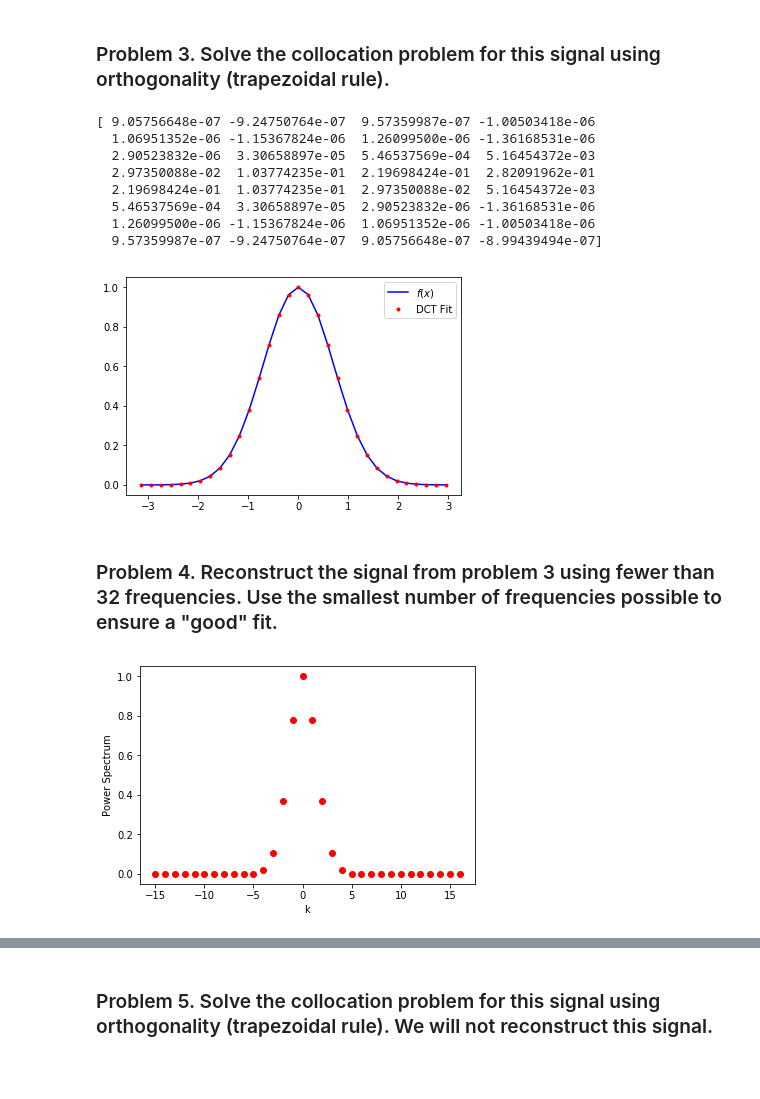
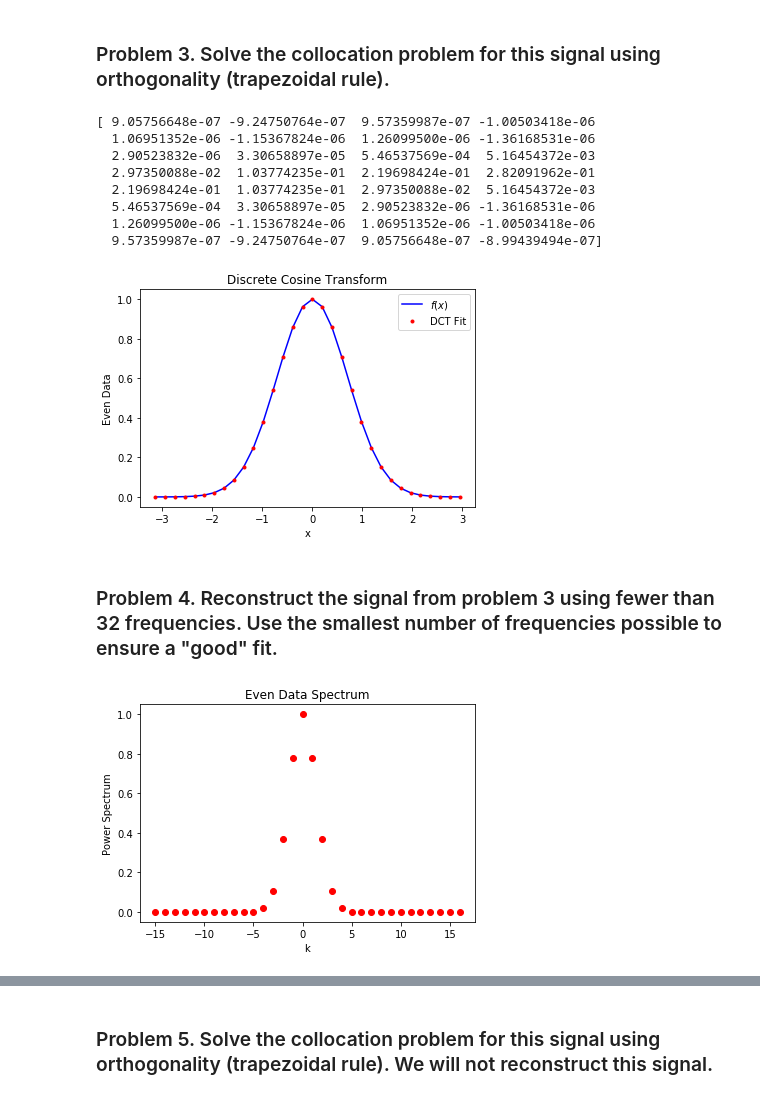
Before and after one commit to justinhood/Industrial-Math, a Jupyter notebook: Assignment 6/HW6 Hood.ipynb, the cells around one changed output, grey strips where cells are left out. Drawn from its saved outputs; the diff is of its cells as text; code cells hidden in the pictures; blank space fills up the shorter version.

```diff
--- a/Assignment 6/HW6 Hood.ipynb
+++ b/Assignment 6/HW6 Hood.ipynb
@@ -107,34 +111,39 @@ even_data = np.array([  5.17231862e-05,   1.70895723e-04,   5.22745478e-04,
          2.11669512e-02,   4.40335024e-02,   8.48049725e-02,
          1.51207235e-01,   2.49595638e-01,   3.81429762e-01,
          5.39641486e-01,   7.06820680e-01,   8.57089811e-01,
          9.62180571e-01,   1.00000000e+00,   9.62180571e-01,
          8.57089811e-01,   7.06820680e-01,   5.39641486e-01,
          3.81429762e-01,   2.49595638e-01,   1.51207235e-01,
          8.48049725e-02,   4.40335024e-02,   2.11669512e-02,
          9.41990566e-03,   3.88103862e-03,   1.48034364e-03,
          5.22745478e-04,   1.70895723e-04])
 Nk=32
 npts=np.shape(even_data)[0]+1
 x=np.linspace(-np.pi,np.pi,npts)
 x=x[:-1]
+
 k=np.arange(-Nk/2+1,Nk/2+1)
 k=np.c_[k]
 
 C=np.cos(k*x)
 a=C.dot(even_data)/(npts-1)
 print(a)
 plt.plot(x,even_data,'b',x,a.dot(C),'r.')
 plt.legend(['$f(x)$','DCT Fit']);
+plt.xlabel('x');
+plt.ylabel('Even Data');
+plt.title('Discrete Cosine Transform');
+plt.savefig('3.png')
 # %% [output]
 [ 9.05756648e-07 -9.24750764e-07  9.57359987e-07 -1.00503418e-06
   1.06951352e-06 -1.15367824e-06  1.26099500e-06 -1.36168531e-06
   2.90523832e-06  3.30658897e-05  5.46537569e-04  5.16454372e-03
   2.97350088e-02  1.03774235e-01  2.19698424e-01  2.82091962e-01
   2.19698424e-01  1.03774235e-01  2.97350088e-02  5.16454372e-03
   5.46537569e-04  3.30658897e-05  2.90523832e-06 -1.36168531e-06
   1.26099500e-06 -1.15367824e-06  1.06951352e-06 -1.00503418e-06
   9.57359987e-07 -9.24750764e-07  9.05756648e-07 -8.99439494e-07]
-[figure, old version]
+[figure, new version]
 # %% [markdown]
 ### Problem 4. Reconstruct the signal from problem 3 using fewer than 32 frequencies. Use the smallest number of frequencies possible to ensure a "good" fit.
 # %%
@@ -143,8 +152,10 @@ pwr_spectrum = pwr_spectrum/pwr_spectrum.max()
 plt.plot(k,pwr_spectrum,'ro')
 plt.xlabel('k')
 plt.ylabel('Power Spectrum');
+plt.title('Even Data Spectrum');
+plt.savefig('EvenPower.png')
 # %% [output]
-[figure, old version]
+[figure, new version]
 # %%
 crit1=.2
 kr = np.c_[k[pwr_spectrum>crit1]]
```
Also changed, not shown: parts of 14 cells of this notebook, 16 other files.
